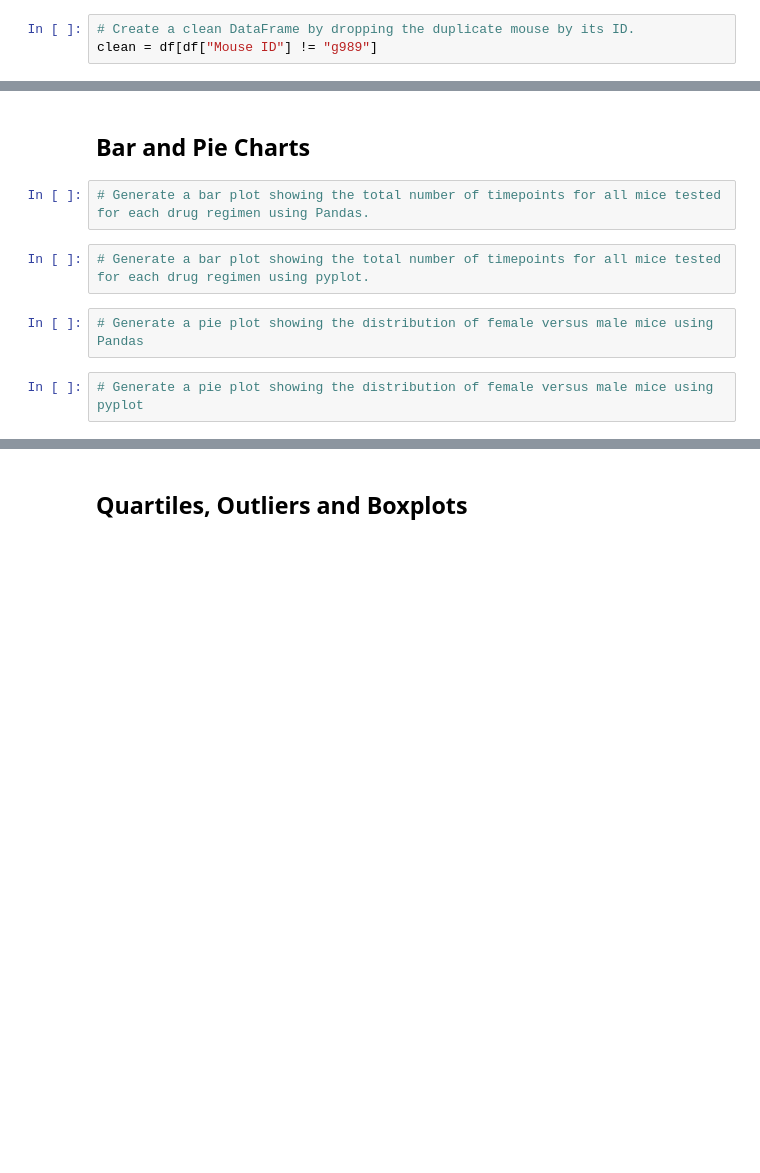
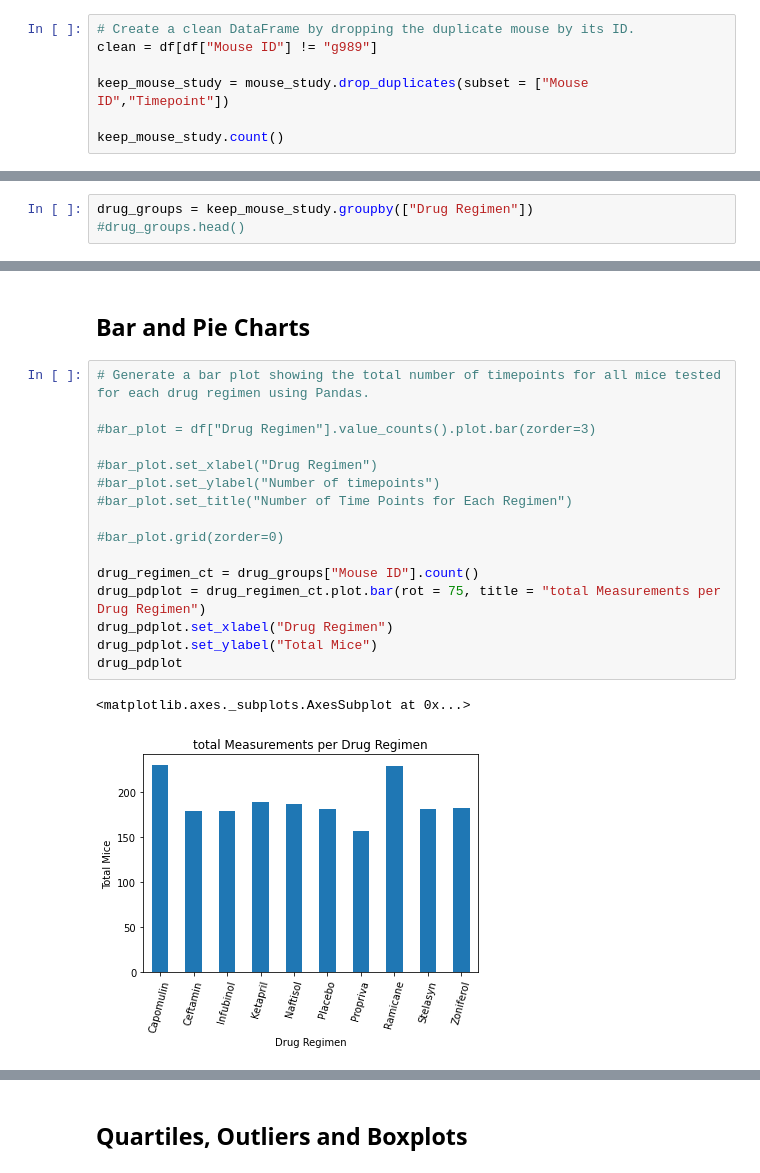
Before and after one commit to MSPM57/Pymaceuticals, a Jupyter notebook: pymaceuticals_starter.ipynb, the cells around one changed output, grey strips where cells are left out. Cells and saved outputs as stored; diff of their text form; blank space fills up the shorter version.

```diff
--- a/pymaceuticals_starter.ipynb
+++ b/pymaceuticals_starter.ipynb
@@ -77,3 +99,7 @@ df[df["Mouse ID"] == "g989"]
 # %%
 # Create a clean DataFrame by dropping the duplicate mouse by its ID.
 clean = df[df["Mouse ID"] != "g989"]
+
+keep_mouse_study = mouse_study.drop_duplicates(subset = ["Mouse ID","Timepoint"])
+
+keep_mouse_study.count()
@@ -84,0 +146,3 @@ clean["Mouse ID"].nunique()
+# %%
+drug_groups = keep_mouse_study.groupby(["Drug Regimen"])
+#drug_groups.head()
@@ -138,11 +220,22 @@ grp.agg(['mean','median','var','std','sem'])
 | Zoniferol | 53.236507 | 51.818479 | 48.533355 | 6.966589 | 0.516398 |
 # %% [markdown]
 ## Bar and Pie Charts
-# %%
-# Generate a bar plot showing the total number of timepoints for all mice tested for each drug regimen using Pandas.
-# %%
-# Generate a bar plot showing the total number of timepoints for all mice tested for each drug regimen using pyplot.
-# %%
-# Generate a pie plot showing the distribution of female versus male mice using Pandas
-# %%
-# Generate a pie plot showing the distribution of female versus male mice using pyplot
+# %%
+# Generate a bar plot showing the total number of timepoints for all mice tested for each drug regimen using Pandas.
+
+#bar_plot = df["Drug Regimen"].value_counts().plot.bar(zorder=3)
+
+#bar_plot.set_xlabel("Drug Regimen")
+#bar_plot.set_ylabel("Number of timepoints")
+#bar_plot.set_title("Number of Time Points for Each Regimen")
+
+#bar_plot.grid(zorder=0)
+
+drug_regimen_ct = drug_groups["Mouse ID"].count()
+drug_pdplot = drug_regimen_ct.plot.bar(rot = 75, title = "total Measurements per Drug Regimen")
+drug_pdplot.set_xlabel("Drug Regimen")
+drug_pdplot.set_ylabel("Total Mice")
+drug_pdplot
+# %% [output]
+<matplotlib.axes._subplots.AxesSubplot at 0x...>
+[figure, added]
```
Also changed, not shown: parts of 26 cells of this notebook, 9 other files.
